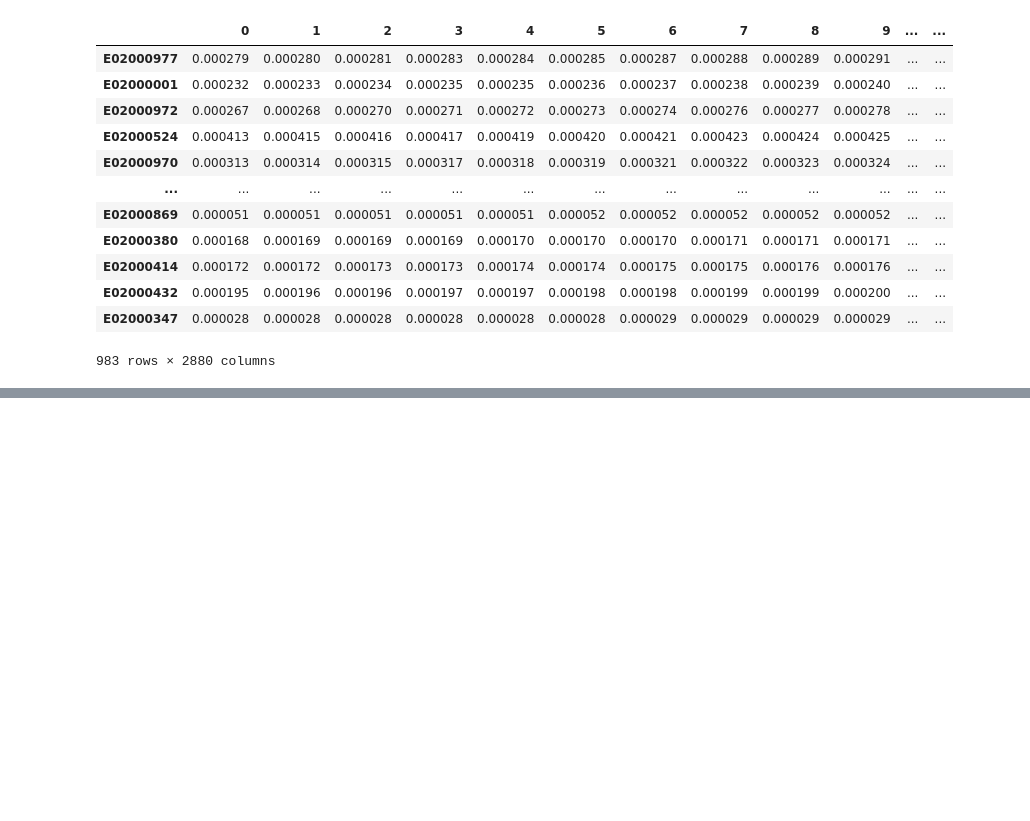
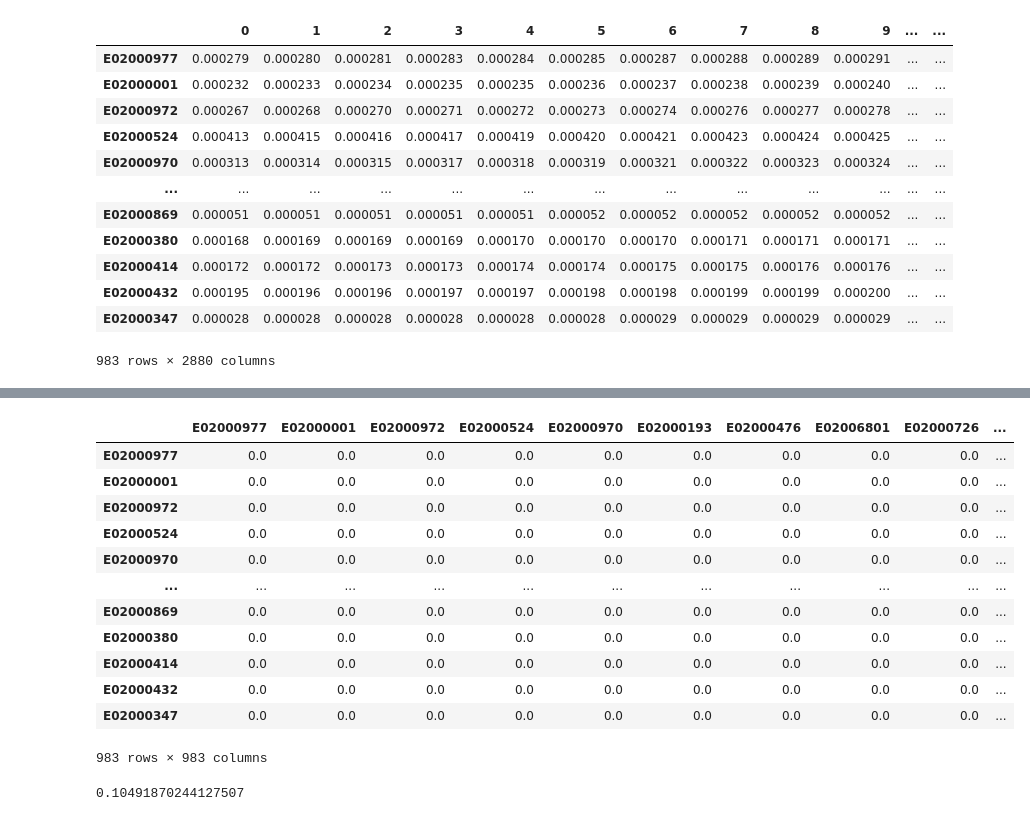
Before and after one commit to yiyansun/msc_dissertation_casa, a Jupyter notebook: datacleaning.ipynb, the cells around one changed output, grey strips where cells are left out. Saved outputs shown, nothing was run; the diff lists cells and outputs as text; code cells hidden in the pictures; blank space fills up the shorter version.

```diff
--- a/datacleaning.ipynb
+++ b/datacleaning.ipynb
@@ -128,0 +198,28 @@ df_destination
+# %%
+# save all unique values of MSOA_origin_PDFs to a list
+MSOA_origin_PDFs_list = MSOA_origin_PDFs.index.tolist()
+# create a data matrix with 983 rows and 983 columns, filled with 0.00, and the columns and rows are the MSOA_origin_PDFs_list
+MSOA_origin_PDFs_matrix = pd.DataFrame(np.zeros((len(MSOA_origin_PDFs_list), len(MSOA_origin_PDFs_list))), columns=MSOA_origin_PDFs_list, index=MSOA_origin_PDFs_list)
+MSOA_origin_PDFs_matrix
+# %% [output]
+|  | E02000977 | E02000001 | E02000972 | E02000524 | E02000970 | E02000193 | E02000476 | E02006801 | E02000726 | ... |
+| E02000977 | 0.0 | 0.0 | 0.0 | 0.0 | 0.0 | 0.0 | 0.0 | 0.0 | 0.0 | ... |
+| E02000001 | 0.0 | 0.0 | 0.0 | 0.0 | 0.0 | 0.0 | 0.0 | 0.0 | 0.0 | ... |
+| E02000972 | 0.0 | 0.0 | 0.0 | 0.0 | 0.0 | 0.0 | 0.0 | 0.0 | 0.0 | ... |
+| E02000524 | 0.0 | 0.0 | 0.0 | 0.0 | 0.0 | 0.0 | 0.0 | 0.0 | 0.0 | ... |
+| E02000970 | 0.0 | 0.0 | 0.0 | 0.0 | 0.0 | 0.0 | 0.0 | 0.0 | 0.0 | ... |
+| ... | ... | ... | ... | ... | ... | ... | ... | ... | ... | ... |
+| E02000869 | 0.0 | 0.0 | 0.0 | 0.0 | 0.0 | 0.0 | 0.0 | 0.0 | 0.0 | ... |
+| E02000380 | 0.0 | 0.0 | 0.0 | 0.0 | 0.0 | 0.0 | 0.0 | 0.0 | 0.0 | ... |
+| E02000414 | 0.0 | 0.0 | 0.0 | 0.0 | 0.0 | 0.0 | 0.0 | 0.0 | 0.0 | ... |
+| E02000432 | 0.0 | 0.0 | 0.0 | 0.0 | 0.0 | 0.0 | 0.0 | 0.0 | 0.0 | ... |
+| E02000347 | 0.0 | 0.0 | 0.0 | 0.0 | 0.0 | 0.0 | 0.0 | 0.0 | 0.0 | ... |
+983 rows × 983 columns
+# %%
+# test the hellinger distance between E02000977 and E02000001
+a=MSOA_origin_PDFs.loc['E02000977']
+b=MSOA_origin_PDFs.loc['E02000001']
+hellinger_distance = np.sqrt(np.sum((np.sqrt(a) - np.sqrt(b)) ** 2)) / np.sqrt(2)
+hellinger_distance
+# %% [output]
+0.10491870244127507
```
Also changed, not shown: parts of 44 cells of this notebook, 1 other file.
